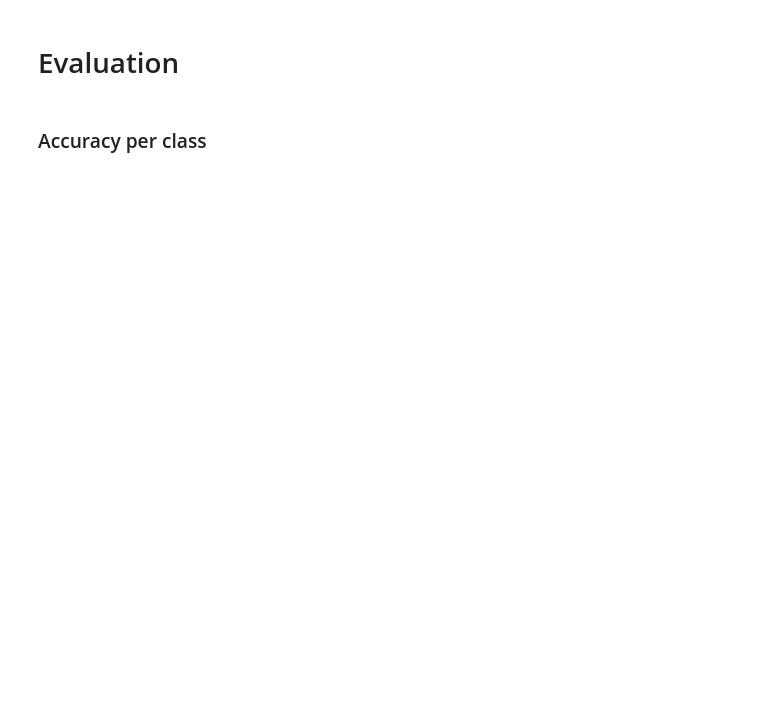
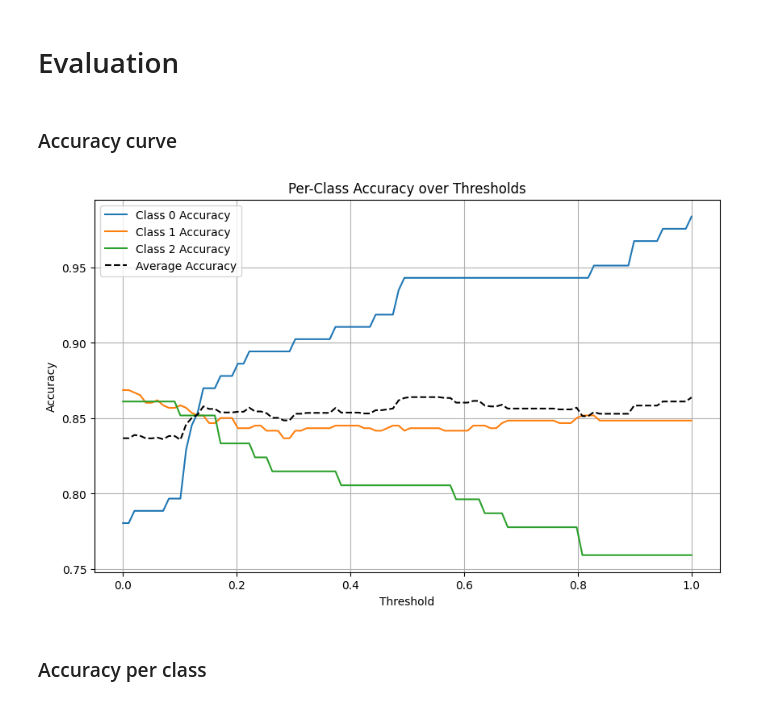
Before and after one commit to gamemeine/ssne, a Jupyter notebook: ex3/main.ipynb, the cells around one changed output. Drawn from its saved outputs; the diff is of its cells as text; code cells hidden in the pictures; blank space fills up the shorter version.

```diff
--- a/ex3/main.ipynb
+++ b/ex3/main.ipynb
@@ -220,2 +224,10 @@ Epoch 150/150 - Train Loss: 0.31 - Val Loss: 0.33 - Val Acc: 0.8497 - LR: 3.9062
+# %% [markdown]
+### Accuracy curve
+# %%
+from plots import plot_acc_over_thresholds
+
+plot_acc_over_thresholds(y_val, y_pred)
+# %% [output]
+[figure, added]
 # %%
 from utils import pred_to_class
```
Also changed, not shown: parts of 7 cells of this notebook, 3 other files.
